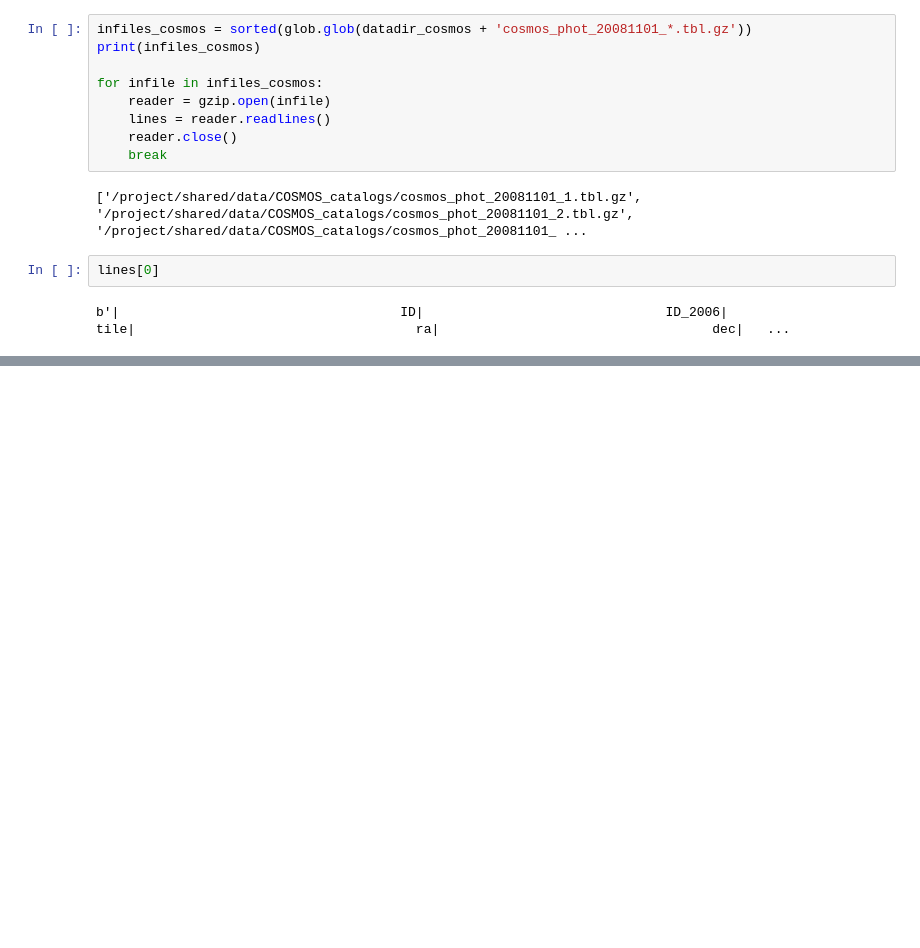
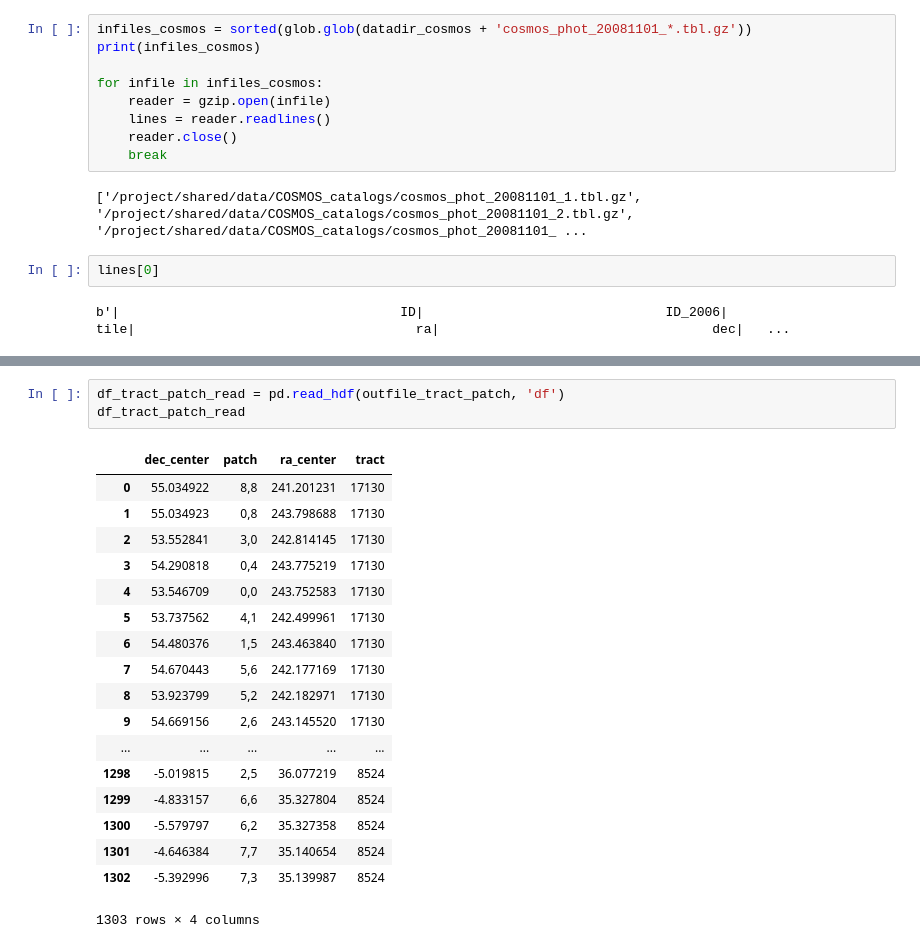
Before and after one commit to lsst-sitcom/notebooks, a Jupyter notebook: hsc_cosmos_match.ipynb, the cells around one changed output, grey strips where cells are left out. Saved outputs shown, nothing was run; the diff lists cells and outputs as text; blank space fills up the shorter version.

```diff
--- a/hsc_cosmos_match.ipynb
+++ b/hsc_cosmos_match.ipynb
@@ -172,0 +328,22 @@ b'|                                    ID|                               ID_2006
+# %%
+df_tract_patch_read = pd.read_hdf(outfile_tract_patch, 'df')
+df_tract_patch_read
+# %% [output]
+|  | dec_center | patch | ra_center | tract |
+| 0 | 55.034922 | 8,8 | 241.201231 | 17130 |
+| 1 | 55.034923 | 0,8 | 243.798688 | 17130 |
+| 2 | 53.552841 | 3,0 | 242.814145 | 17130 |
+| 3 | 54.290818 | 0,4 | 243.775219 | 17130 |
+| 4 | 53.546709 | 0,0 | 243.752583 | 17130 |
+| 5 | 53.737562 | 4,1 | 242.499961 | 17130 |
+| 6 | 54.480376 | 1,5 | 243.463840 | 17130 |
+| 7 | 54.670443 | 5,6 | 242.177169 | 17130 |
+| 8 | 53.923799 | 5,2 | 242.182971 | 17130 |
+| 9 | 54.669156 | 2,6 | 243.145520 | 17130 |
+| ... | ... | ... | ... | ... |
+| 1298 | -5.019815 | 2,5 | 36.077219 | 8524 |
+| 1299 | -4.833157 | 6,6 | 35.327804 | 8524 |
+| 1300 | -5.579797 | 6,2 | 35.327358 | 8524 |
+| 1301 | -4.646384 | 7,7 | 35.140654 | 8524 |
+| 1302 | -5.392996 | 7,3 | 35.139987 | 8524 |
+1303 rows × 4 columns
```
Also changed, not shown: parts of 13 cells of this notebook.
